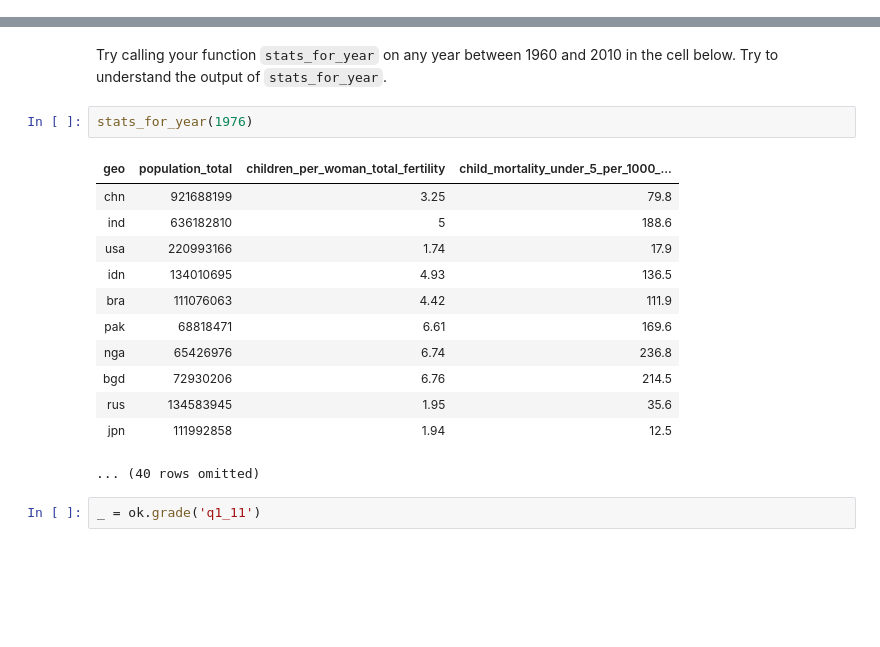
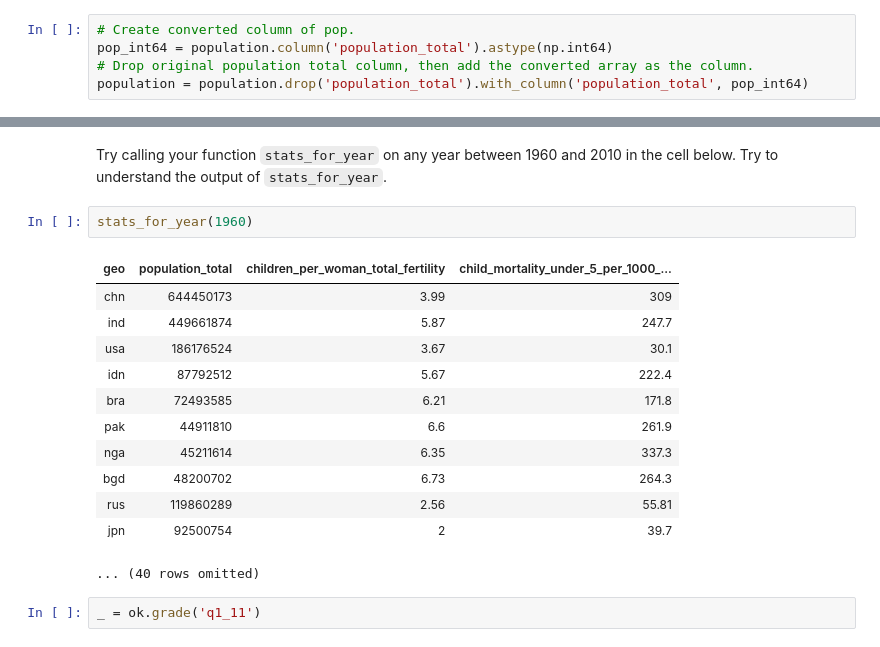
Before and after one commit to TimOgden/IntroToDataScience, a Jupyter notebook: project1/project1.ipynb, the cells around one changed output, grey strips where cells are left out. Drawn from its saved outputs; the diff is of its cells as text; blank space fills up the shorter version.

```diff
--- a/project1/project1.ipynb
+++ b/project1/project1.ipynb
@@ -79,6 +79,11 @@ population.show(3)
 | abw | 1801 | 19286 |
 | abw | 1802 | 19286 |
 ... (87792 rows omitted)
+# %%
+# Create converted column of pop.
+pop_int64 = population.column('population_total').astype(np.int64)
+# Drop original population total column, then add the converted array as the column.
+population = population.drop('population_total').with_column('population_total', pop_int64)
 # %% [markdown]
 **Note:** The population csv file can also be found [here](https://github.com/open-numbers/ddf--gapminder--systema_globalis/raw/master/ddf--datapoints--population_total--by--geo--time.csv). The data for this project was downloaded in February, 2017.
 # %% [markdown]
@@ -373,19 +378,19 @@ def stats_for_year(year):
 # %% [markdown]
 Try calling your function `stats_for_year` on any year between 1960 and 2010 in the cell below.  Try to understand the output of `stats_for_year`.
 # %%
-stats_for_year(1976)
+stats_for_year(1960)
 # %% [output]
 | geo | population_total | children_per_woman_total_fertility | child_mortality_under_5_per_1000_... |
-| chn | 921688199 | 3.25 | 79.8 |
-| ind | 636182810 | 5 | 188.6 |
-| usa | 220993166 | 1.74 | 17.9 |
-| idn | 134010695 | 4.93 | 136.5 |
-| bra | 111076063 | 4.42 | 111.9 |
-| pak | 68818471 | 6.61 | 169.6 |
-| nga | 65426976 | 6.74 | 236.8 |
-| bgd | 72930206 | 6.76 | 214.5 |
-| rus | 134583945 | 1.95 | 35.6 |
-| jpn | 111992858 | 1.94 | 12.5 |
+| chn | 644450173 | 3.99 | 309 |
+| ind | 449661874 | 5.87 | 247.7 |
+| usa | 186176524 | 3.67 | 30.1 |
+| idn | 87792512 | 5.67 | 222.4 |
+| bra | 72493585 | 6.21 | 171.8 |
+| pak | 44911810 | 6.6 | 261.9 |
+| nga | 45211614 | 6.35 | 337.3 |
+| bgd | 48200702 | 6.73 | 264.3 |
+| rus | 119860289 | 2.56 | 55.81 |
+| jpn | 92500754 | 2 | 39.7 |
 ... (40 rows omitted)
 # %%
 _ = ok.grade('q1_11')
```
Also changed, not shown: parts of 23 cells of this notebook, 58 other files.
